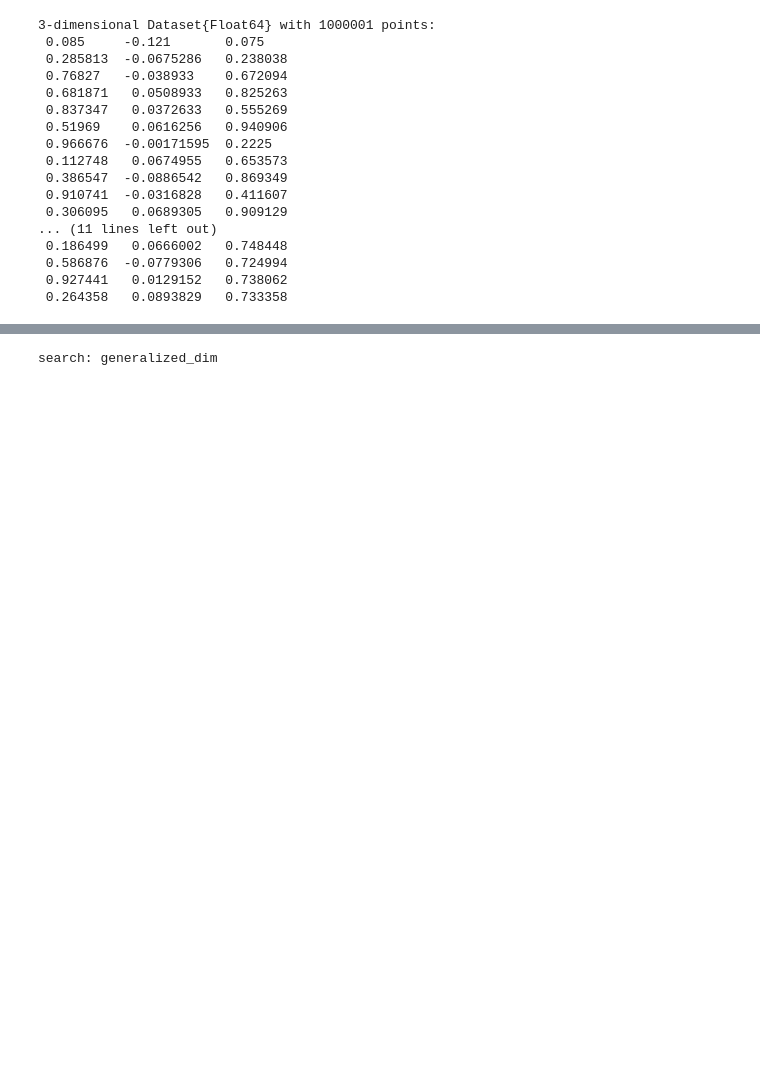
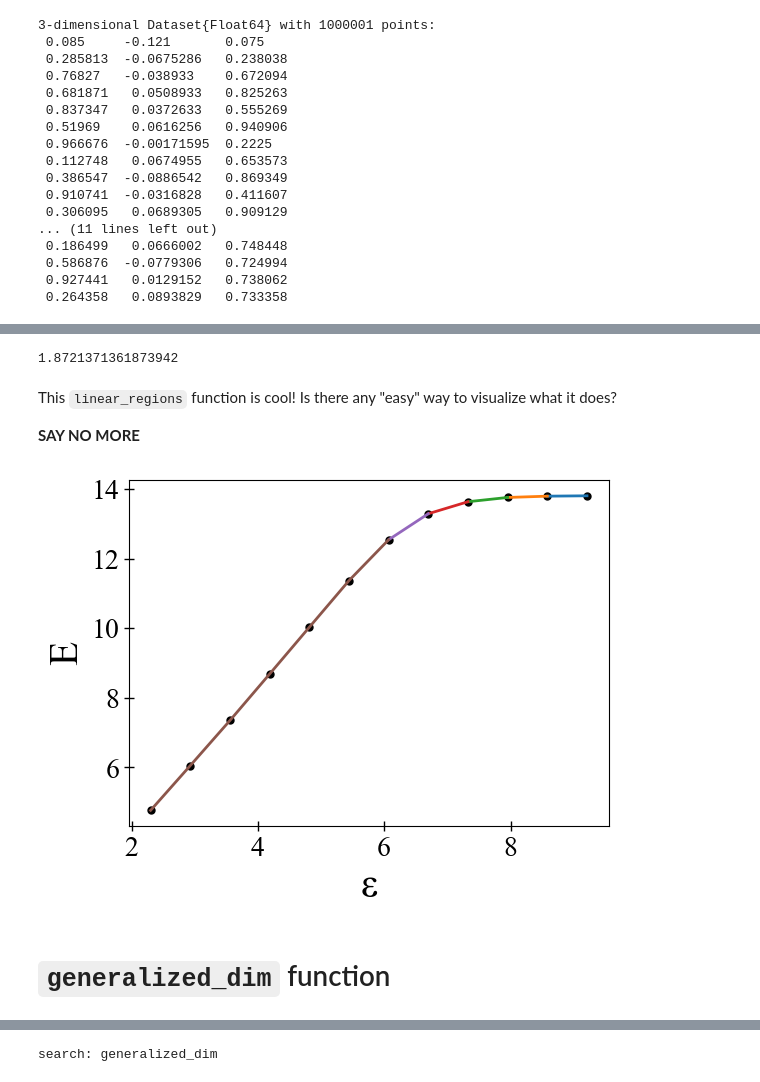
Before and after one commit to xorJane/tutorials, a Jupyter notebook: 5. Entropies & Dimensions.ipynb, the cells around one changed output, grey strips where cells are left out. Saved outputs shown, nothing was run; the diff lists cells and outputs as text; code cells hidden in the pictures; blank space fills up the shorter version.

```diff
--- a/5. Entropies & Dimensions.ipynb
+++ b/5. Entropies & Dimensions.ipynb
@@ -187,0 +231,3 @@ plot(-log.(ες), Es);
+# %%
+x = -log.(ες)
+lrs, slopes = linear_regions(x, Es)
@@ -187,0 +260,20 @@ plot(-log.(ες), Es);
+# %%
+# The linear region which is biggest is "probably correct one"
+# Here it is the last one, thus the slope is
+slopes[end]
+# %% [output]
+1.8721371361873942
+# %% [markdown]
+This `linear_regions` function is cool! Is there any "easy" way to visualize what it does?
+
+**SAY NO MORE**
+# %%
+using PyPlot, ChaosTools # ChaosTools belongs to DynamicalSystems
+# ChaosTools brings a function `plot_linear_regions`
+figure(figsize=(6,4))
+plot_linear_regions(x, Es)
+xlabel("ε"); ylabel("E");
+# %% [output]
+[figure, added]
+# %% [markdown]
+# `generalized_dim` function
```
Also changed, not shown: parts of 31 cells of this notebook, 1 other file.
